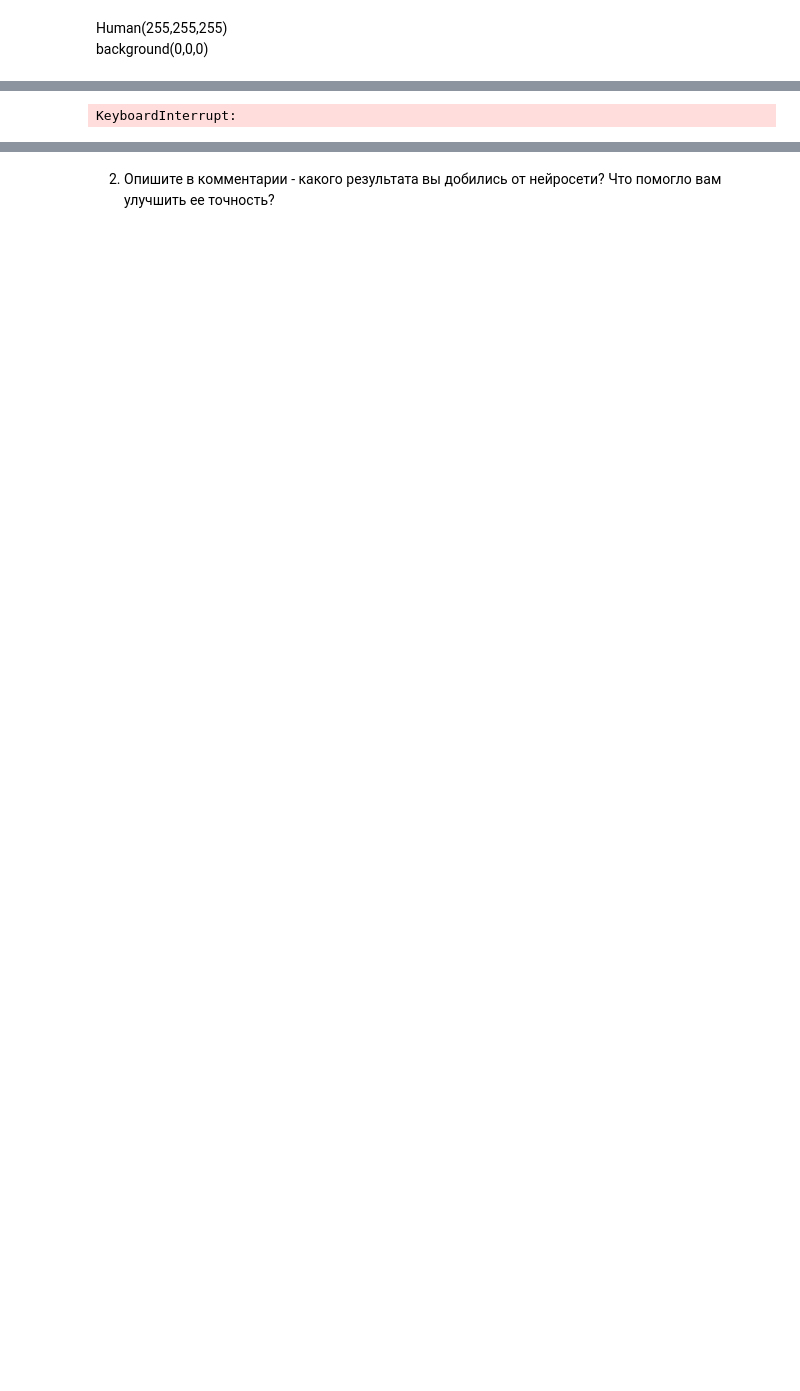
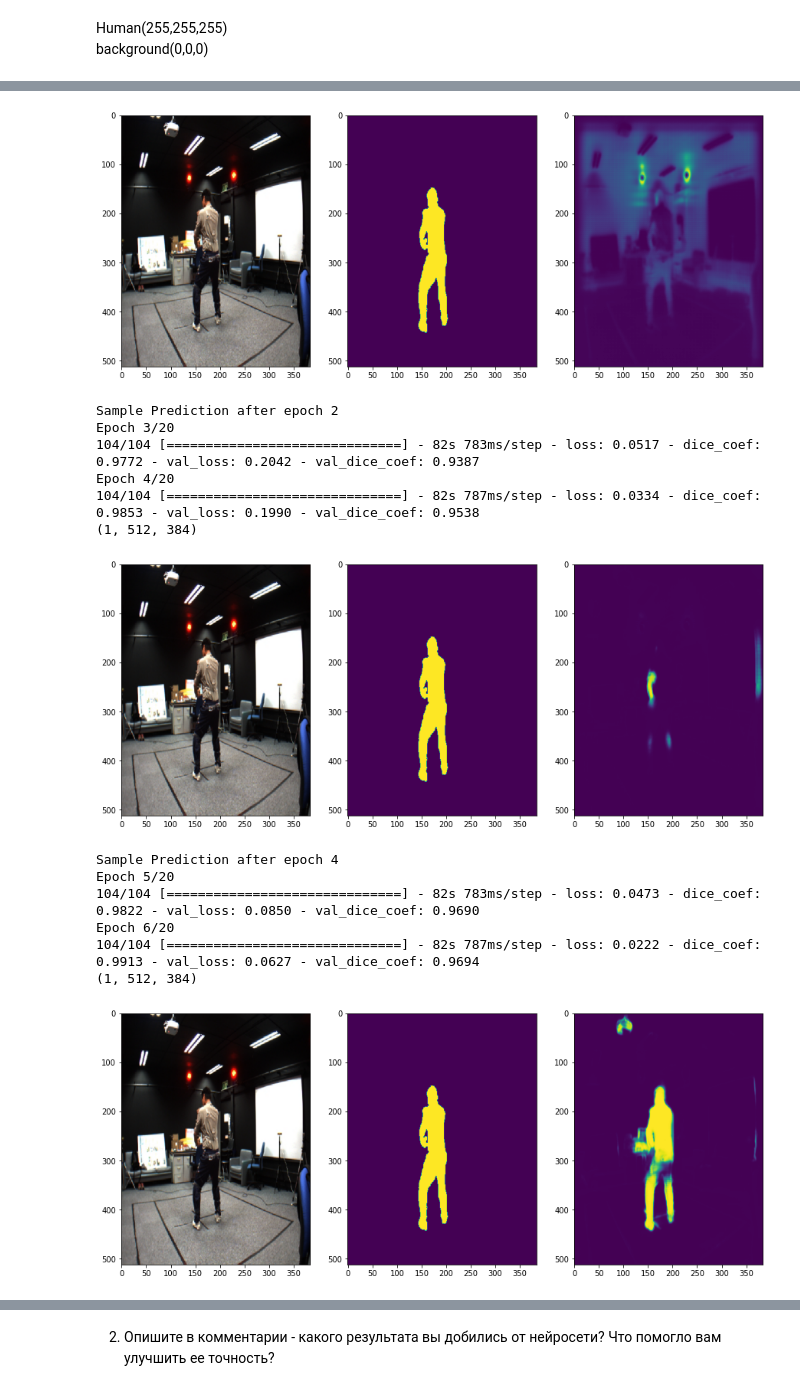
Before and after one commit to Alikhan0707/intro_to_deep_learn, a Jupyter notebook: hw_6.ipynb, the cells around one changed output, grey strips where cells are left out. Cells and saved outputs as stored; diff of their text form; code cells hidden in the pictures; blank space fills up the shorter version.

```diff
--- a/hw_6.ipynb
+++ b/hw_6.ipynb
@@ -60,0 +65,9 @@ X.shape
+# %%
+def form_2D_label(mask,class_map):
+    mask = mask.astype("uint8")
+    label = np.zeros(mask.shape[:2],dtype= np.uint8)
+
+    for i, rgb in enumerate(class_map):
+        label[(mask == rgb).all(axis=2)] = i
+
+    return label
@@ -61,3 +131,6 @@ X.shape
+# %%
+train_generator = DataGenerator(tuple(zip(X_train, y_train)), color_map, batch_size=8)
+valid_generator = DataGenerator(tuple(zip(X_valid, y_valid)), color_map, batch_size=8)
 # %% [markdown]
 Human(255,255,255)
 background(0,0,0)
@@ -274,6 +278,9 @@ Total params: 10,664,450
 Trainable params: 10,656,386
 Non-trainable params: 8,064
 __________________________________________________________________________________________________
+# %%
+sample_image, sample_mask = valid_generator.__getitem__(0)
+sample_image, sample_mask = sample_image[0], sample_mask[0]
 # %%
 from IPython.display import clear_output
 
@@ -284,7 +291,7 @@ def show_predictions(model):
 
     fig, ax = plt.subplots(1, 3, figsize=(15, 8))
 
-    ax[0].imshow(sample_image / 255.0)
+    ax[0].imshow(sample_image)
     ax[1].imshow(sample_mask[..., 0])
     ax[2].imshow(np.squeeze(pred_mask, axis=0))
     plt.show()
@@ -301,15 +308,14 @@ class DisplayCallback(keras.callbacks.Callback):
     def on_epoch_end(self, epoch, logs=None):
         self.wait += 1
         if self.wait >= self.patience:
-            clear_output(wait=True)
             show_predictions(self.model)
             print(f'\nSample Prediction after epoch {epoch+1}')
             self.wait = 0
 # %%
-history = model_unet.fit(X_train, y_train,
-          epochs=20,
-          batch_size=1,
-          validation_data=(X_test, y_test),
-          callbacks=[DisplayCallback(patience=5)])
+history = model_unet.fit(train_generator,
+                          epochs=20,
+                          validation_data=valid_generator,
+                          callbacks=[DisplayCallback(patience=2)]
+                        )
 # %% [output]
 Epoch 1/20
@@ -316 +326,15 @@ Epoch 1/20
+[figure, added]
-KeyboardInterrupt:
+Sample Prediction after epoch 2
+Epoch 3/20
+104/104 [==============================] - 82s 783ms/step - loss: 0.0517 - dice_coef: 0.9772 - val_loss: 0.2042 - val_dice_coef: 0.9387
+Epoch 4/20
+104/104 [==============================] - 82s 787ms/step - loss: 0.0334 - dice_coef: 0.9853 - val_loss: 0.1990 - val_dice_coef: 0.9538
+(1, 512, 384)
+[figure, added]
+Sample Prediction after epoch 4
+Epoch 5/20
+104/104 [==============================] - 82s 783ms/step - loss: 0.0473 - dice_coef: 0.9822 - val_loss: 0.0850 - val_dice_coef: 0.9690
+Epoch 6/20
+104/104 [==============================] - 82s 787ms/step - loss: 0.0222 - dice_coef: 0.9913 - val_loss: 0.0627 - val_dice_coef: 0.9694
+(1, 512, 384)
+[figure, added]
```
Also changed, not shown: parts of 26 cells of this notebook.
